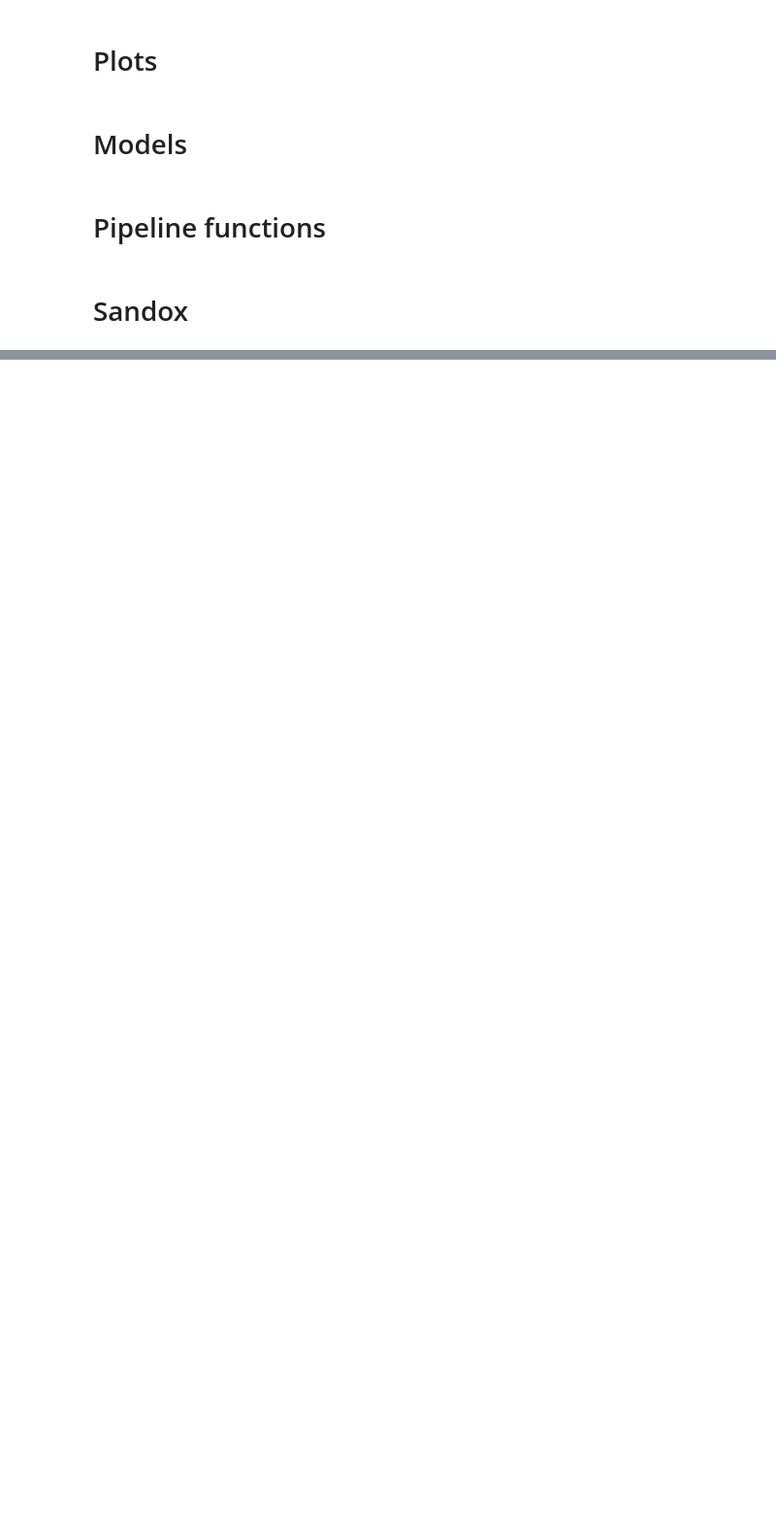
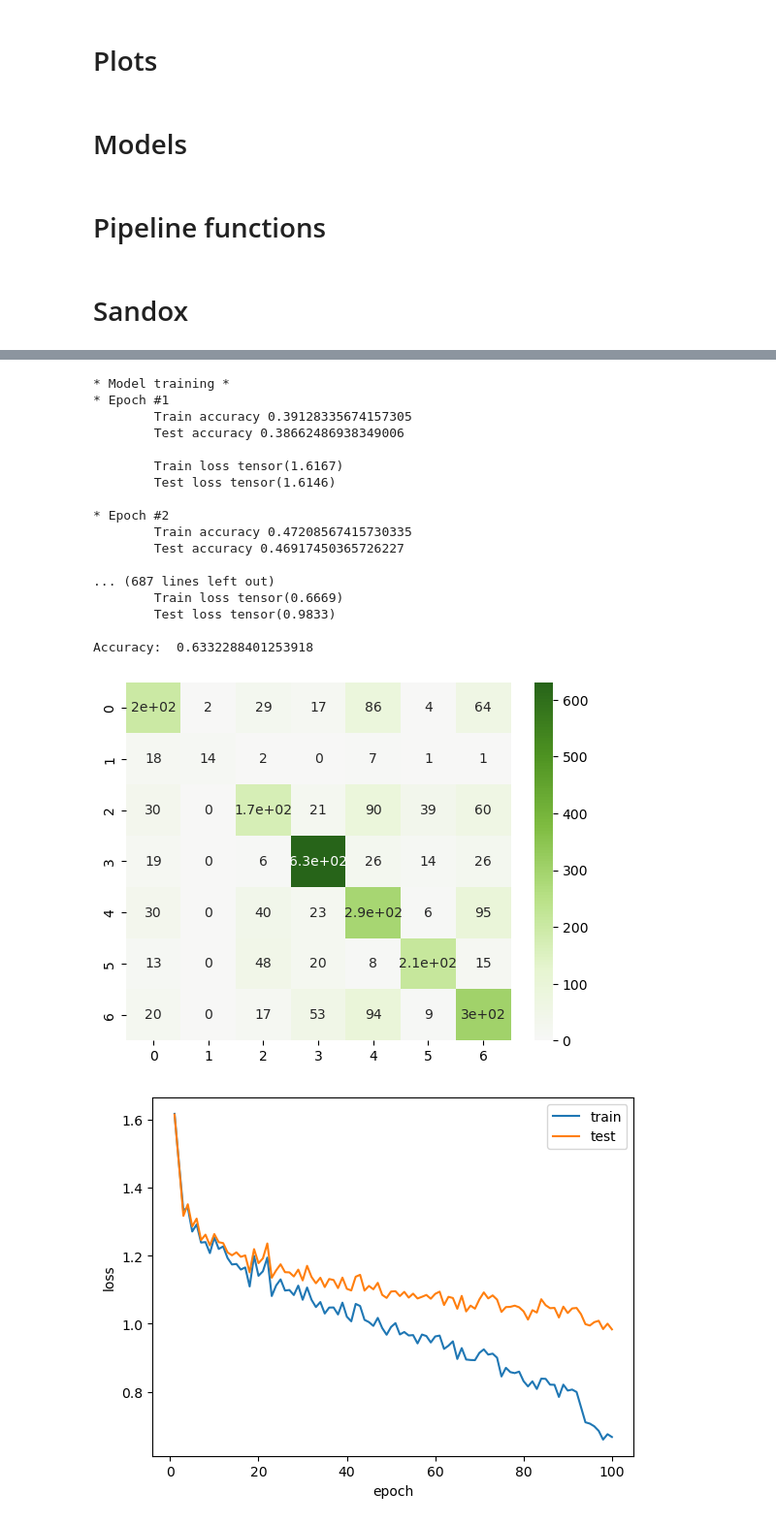
Before and after one commit to Stanislav-3/EmotionsClassifier, a Jupyter notebook: EmotionsClassifier.ipynb, the cells around one changed output, grey strips where cells are left out. Shown at 97% size. Saved outputs shown, nothing was run; the diff lists cells and outputs as text; code cells hidden in the pictures; blank space fills up the shorter version.

```diff
--- a/EmotionsClassifier.ipynb
+++ b/EmotionsClassifier.ipynb
@@ -488,0 +566,23 @@ def run_pipeline(
+# %%
+model = run_pipeline(train_not_augmented, val_not_augmented, test_not_augmented, transform,
+             epochs=100, batch_size=256, test_step=1, lr=1e-3, weight_decay=0.01)
+# %% [output]
+* Model training *
+* Epoch #1
+        Train accuracy 0.39128335674157305
+        Test accuracy 0.38662486938349006
+
+        Train loss tensor(1.6167)
+        Test loss tensor(1.6146)
+
+* Epoch #2
+        Train accuracy 0.47208567415730335
+        Test accuracy 0.46917450365726227
+
+... (687 lines left out)
+        Train loss tensor(0.6669)
+        Test loss tensor(0.9833)
+
+Accuracy:  0.6332288401253918
+[figure, added]
+[figure, added]
```
Also changed, not shown: parts of 42 cells of this notebook.
